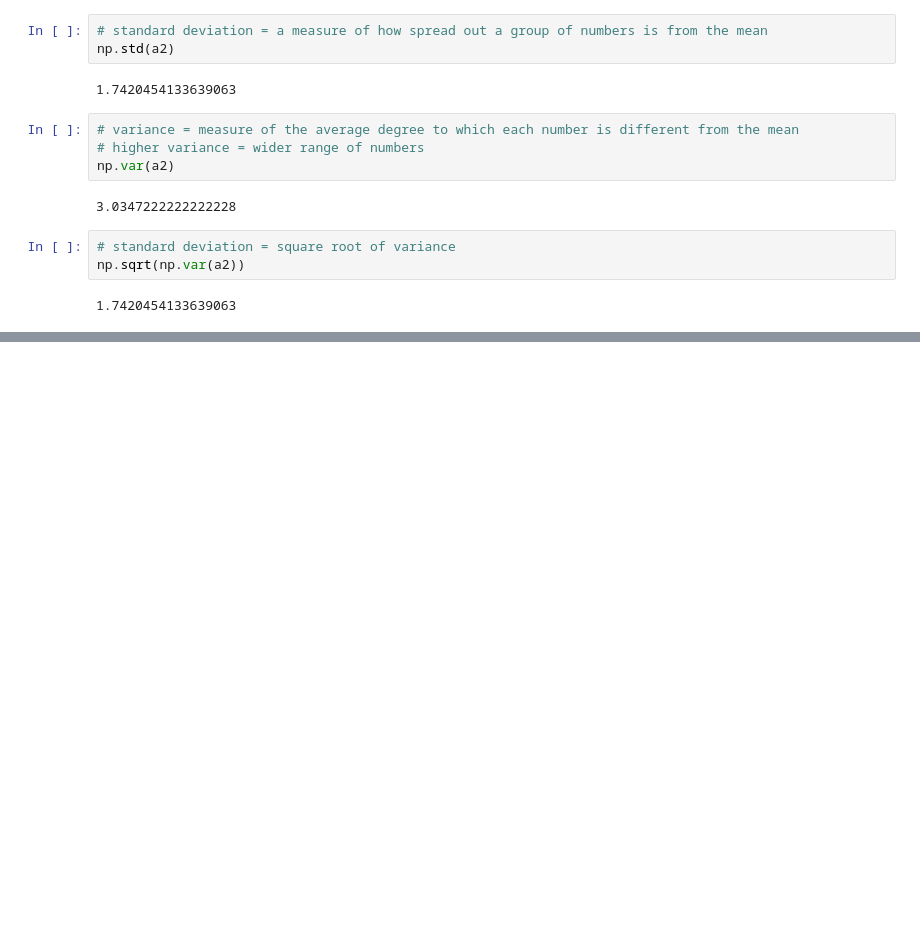
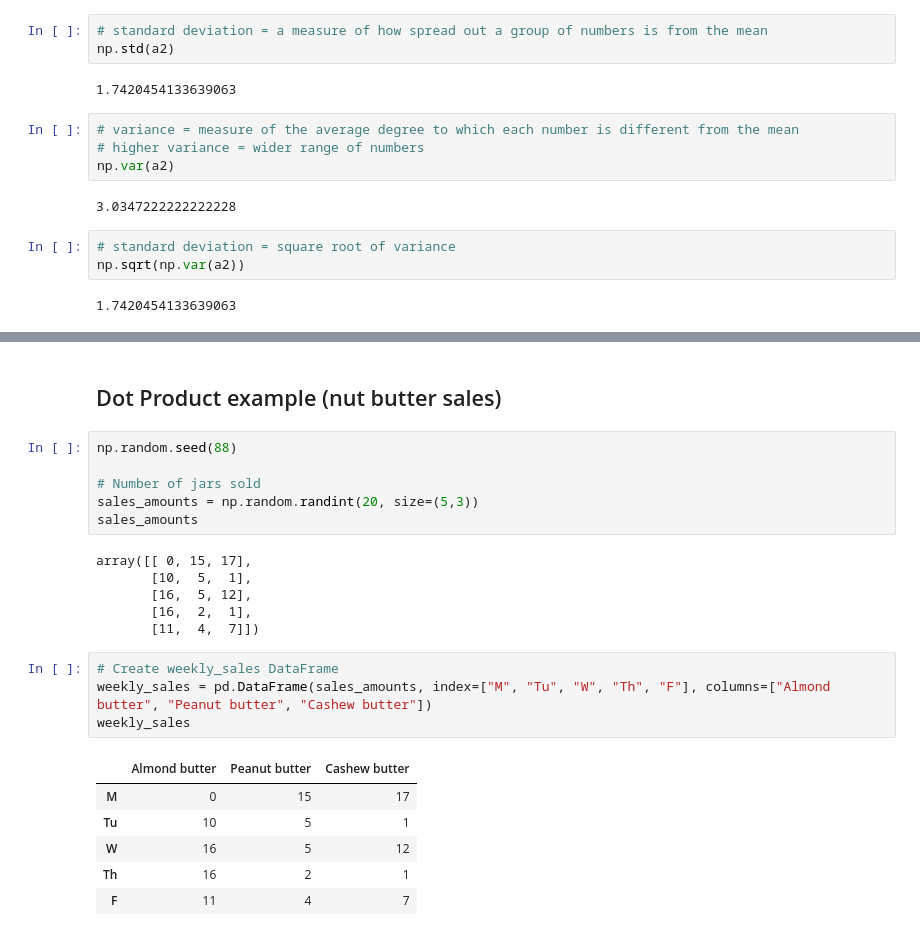
Before and after one commit to sophiabrandt/ZTM-Complete-Machine-Learning-Data-Science, a Jupyter notebook: notebooks/introduction-to-numpy.ipynb, the cells around one changed output, grey strips where cells are left out. Drawn from its saved outputs; the diff is of its cells as text; blank space fills up the shorter version.

```diff
--- a/notebooks/introduction-to-numpy.ipynb
+++ b/notebooks/introduction-to-numpy.ipynb
@@ -432,0 +603,25 @@ np.sqrt(np.var(a2))
+# %% [markdown]
+## Dot Product example (nut butter sales)
+# %%
+np.random.seed(88)
+
+# Number of jars sold
+sales_amounts = np.random.randint(20, size=(5,3))
+sales_amounts
+# %% [output]
+array([[ 0, 15, 17],
+       [10,  5,  1],
+       [16,  5, 12],
+       [16,  2,  1],
+       [11,  4,  7]])
+# %%
+# Create weekly_sales DataFrame
+weekly_sales = pd.DataFrame(sales_amounts, index=["M", "Tu", "W", "Th", "F"], columns=["Almond butter", "Peanut butter", "Cashew butter"])
+weekly_sales
+# %% [output]
+|  | Almond butter | Peanut butter | Cashew butter |
+| M | 0 | 15 | 17 |
+| Tu | 10 | 5 | 1 |
+| W | 16 | 5 | 12 |
+| Th | 16 | 2 | 1 |
+| F | 11 | 4 | 7 |
```
Also changed, not shown: parts of 78 cells of this notebook, 3 other files.
